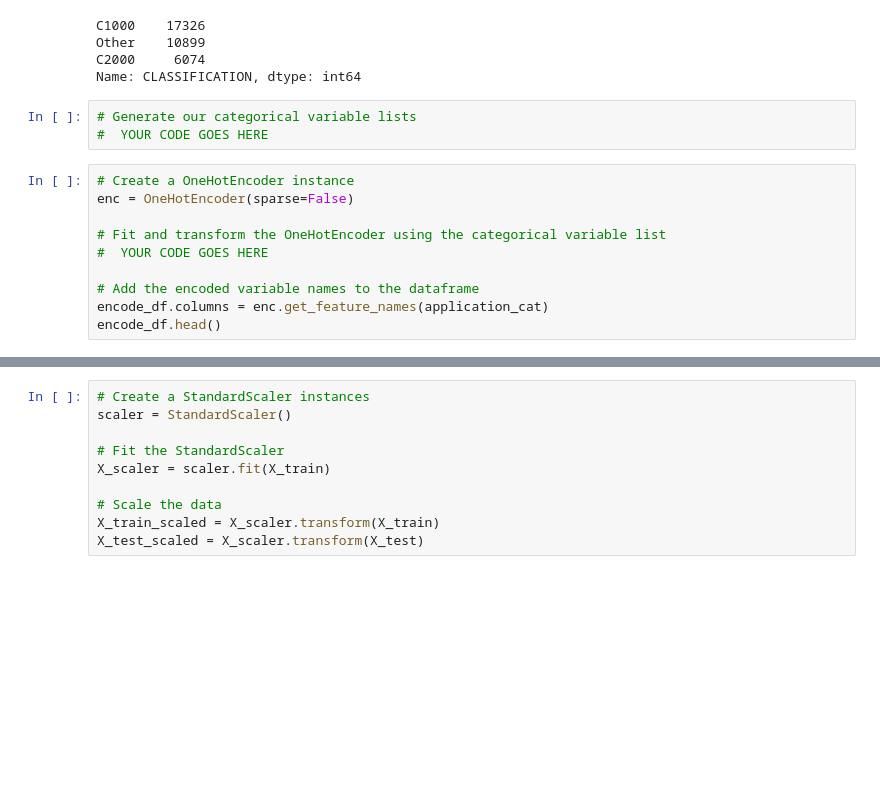
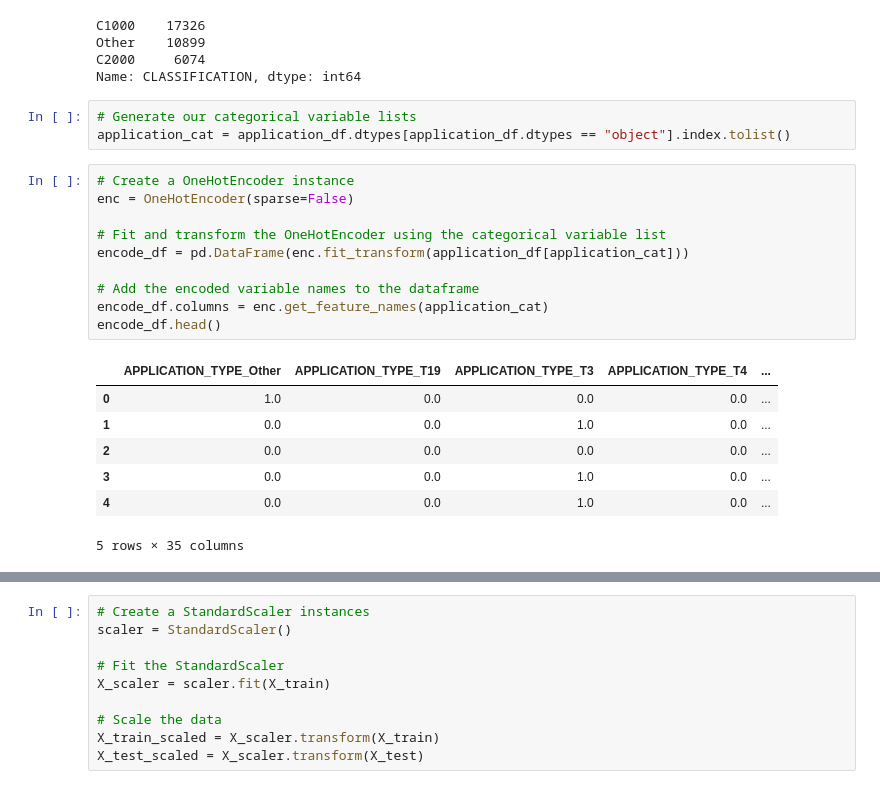
Before and after one commit to XSR700/Neural_Network_Charity_Analysis, a Jupyter notebook: AlphabetSoupCharity_RESTART.ipynb, the cells around one changed output, grey strips where cells are left out. Cells and saved outputs as stored; diff of their text form; blank space fills up the shorter version.

```diff
--- a/AlphabetSoupCharity.ipynb
+++ b/AlphabetSoupCharity_RESTART.ipynb
@@ -140,16 +140,24 @@ C2000     6074
 Name: CLASSIFICATION, dtype: int64
 # %%
 # Generate our categorical variable lists
-#  YOUR CODE GOES HERE
+application_cat = application_df.dtypes[application_df.dtypes == "object"].index.tolist()
 # %%
 # Create a OneHotEncoder instance
 enc = OneHotEncoder(sparse=False)
 
 # Fit and transform the OneHotEncoder using the categorical variable list
-#  YOUR CODE GOES HERE
+encode_df = pd.DataFrame(enc.fit_transform(application_df[application_cat]))
 
 # Add the encoded variable names to the dataframe
 encode_df.columns = enc.get_feature_names(application_cat)
 encode_df.head()
+# %% [output]
+|  | APPLICATION_TYPE_Other | APPLICATION_TYPE_T19 | APPLICATION_TYPE_T3 | APPLICATION_TYPE_T4 | ... |
+| 0 | 1.0 | 0.0 | 0.0 | 0.0 | ... |
+| 1 | 0.0 | 0.0 | 1.0 | 0.0 | ... |
+| 2 | 0.0 | 0.0 | 0.0 | 0.0 | ... |
+| 3 | 0.0 | 0.0 | 1.0 | 0.0 | ... |
+| 4 | 0.0 | 0.0 | 1.0 | 0.0 | ... |
+5 rows × 35 columns
 # %%
 # Merge one-hot encoded features and drop the originals
```
Also changed, not shown: parts of 10 cells of this notebook, 1 other file.
